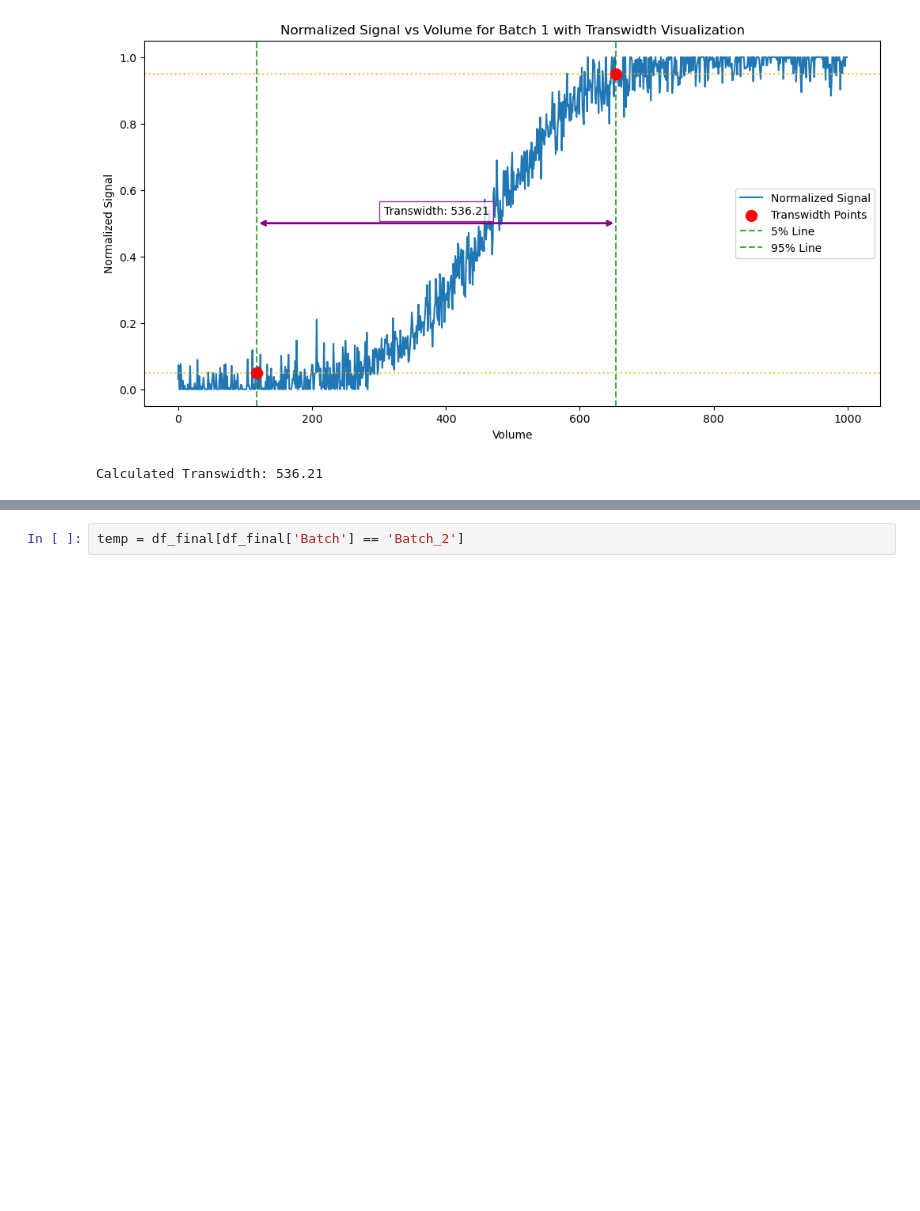
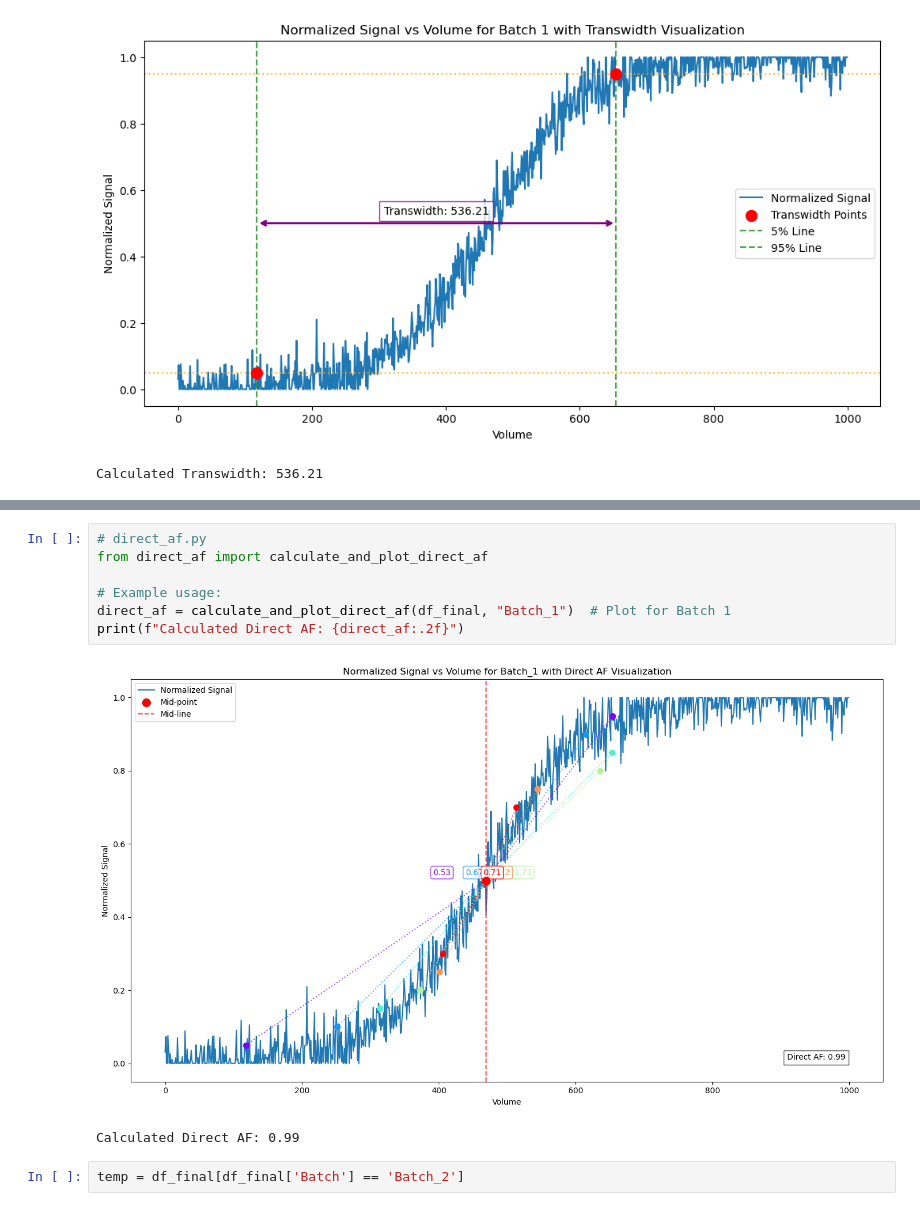
Before and after one commit to vincentgaul/direct_transitional_analysis, a Jupyter notebook: TA.ipynb, the cells around one changed output, grey strips where cells are left out. Drawn from its saved outputs; the diff is of its cells as text; blank space fills up the shorter version.

Commit message:
split out direct_af functions

```diff
--- a/TA.ipynb
+++ b/TA.ipynb
@@ -378,3 +248,13 @@ Calculated Direct AF: 0.99
+# %%
+# direct_af.py
+from direct_af import calculate_and_plot_direct_af
+
+# Example usage:
+direct_af = calculate_and_plot_direct_af(df_final, "Batch_1")  # Plot for Batch 1
+print(f"Calculated Direct AF: {direct_af:.2f}")
+# %% [output]
+[figure, added]
+Calculated Direct AF: 0.99
 # %%
 temp = df_final[df_final['Batch'] == 'Batch_2']
 # %%
```
Also changed, not shown: parts of 7 cells of this notebook, 2 other files.
